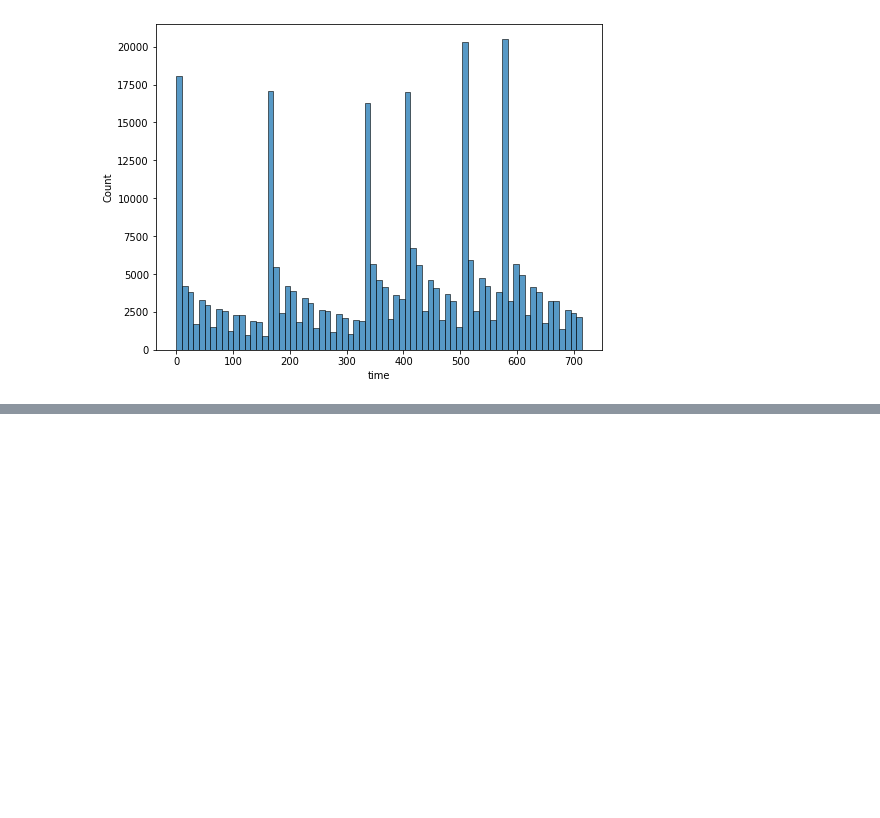
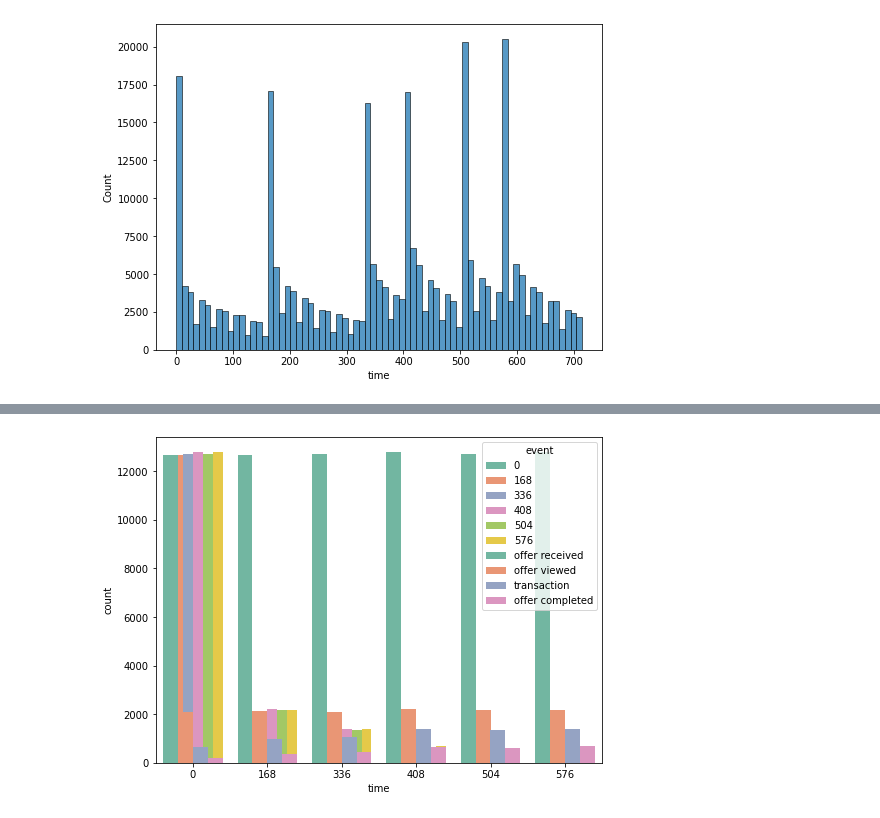
Before and after one commit to yeonseocho/machine-learning-and-python, a Jupyter notebook: basic python/Starbucks Survey.ipynb, the cells around one changed output, grey strips where cells are left out. Cells and saved outputs as stored; diff of their text form; code cells hidden in the pictures; blank space fills up the shorter version.

```diff
--- a/basic python/Starbucks Survey.ipynb
+++ b/basic python/Starbucks Survey.ipynb
@@ -274,3 +275,8 @@ sns.histplot(data=trascript, x="time")
 plt.show()
 # %% [output]
 [figure]
+# %%
+temp=sorted(trascript.time.value_counts()[:6].index)
+print(temp)
+for i in range(len(temp)-1):
+    print(temp[i+1]-temp[i], end=" ")
@@ -276,0 +286,3 @@ plt.show()
+# %%
+temp_df=trascript.loc[trascript.time.isin( temp), :]
+temp_df
@@ -276,0 +303,7 @@ plt.show()
+# %%
+plt.figure(figsize=(8,6))
+sns.countplot(data=temp_df, x="event", palette="Set2", hue="time")
+sns.countplot(data=temp_df,x="time", palette="Set2", hue="event")
+plt.show()
+# %% [output]
+[figure, added]
```
Also changed, not shown: parts of 3 cells of this notebook.
